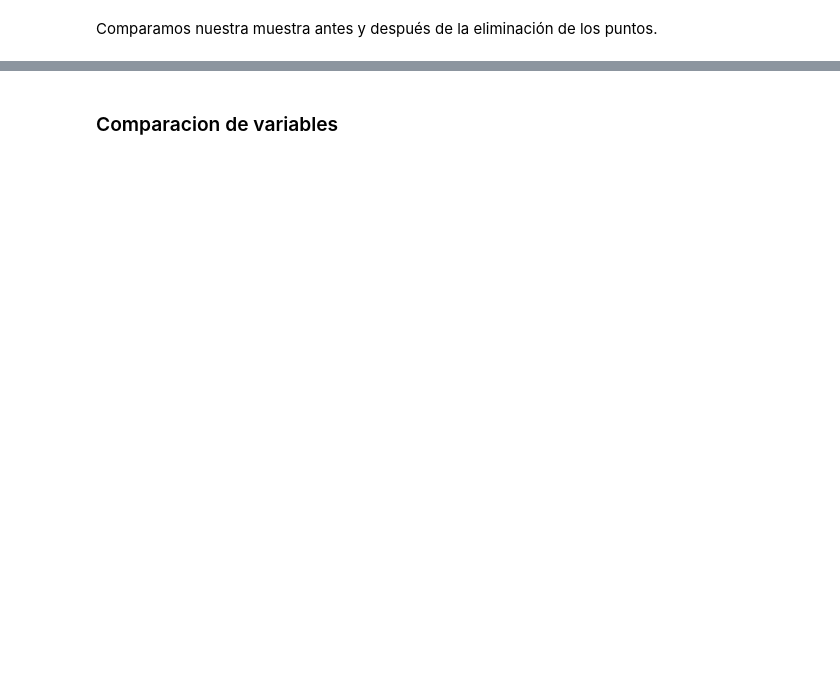
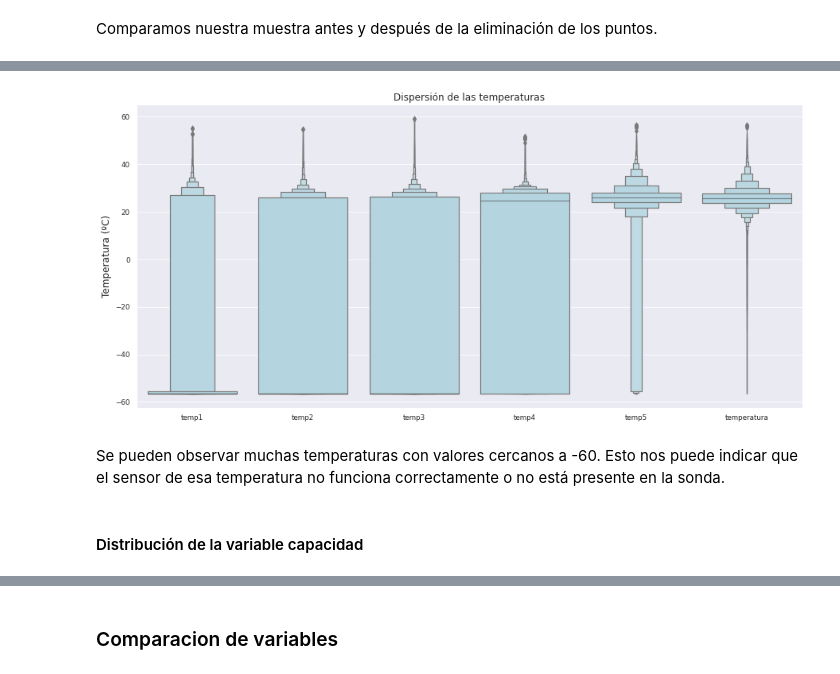
Before and after one commit to danibosch/mentoria-diplo-datos2021, a Jupyter notebook: Cintelink_AyVdD.ipynb, the cells around one changed output, grey strips where cells are left out. Drawn from its saved outputs; the diff is of its cells as text; code cells hidden in the pictures; blank space fills up the shorter version.

```diff
--- a/Cintelink_AyVdD.ipynb
+++ b/Cintelink_AyVdD.ipynb
@@ -512,0 +510,16 @@ seaborn.despine()
+# %%
+fig = plt.figure(figsize=(15, 7))
+seaborn.boxenplot(
+    data=df[['temp1', 'temp2', 'temp3', 'temp4', 'temp5', 'temperatura']],
+    color='lightblue'
+)
+plt.ylabel("Temperatura (ºC)")
+plt.title("Dispersión de las temperaturas")
+plt.ticklabel_format(style='plain', axis='y')
+seaborn.despine()
+# %% [output]
+[figure, added]
+# %% [markdown]
+Se pueden observar muchas temperaturas con valores cercanos a -60. Esto nos puede indicar que el sensor de esa temperatura no funciona correctamente o no está presente en la sonda.
+# %% [markdown]
+#### Distribución de la variable capacidad
```
Also changed, not shown: parts of 265 cells of this notebook.
